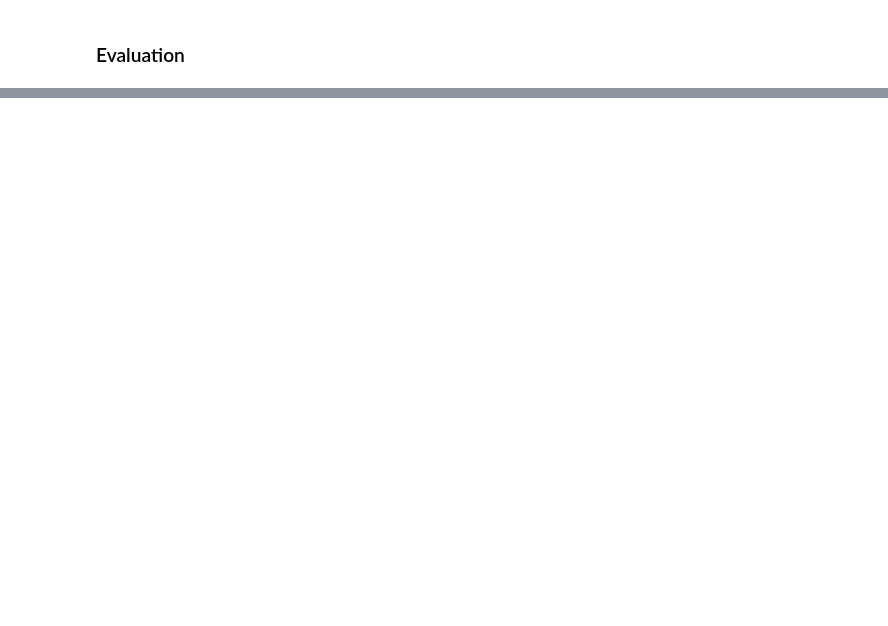
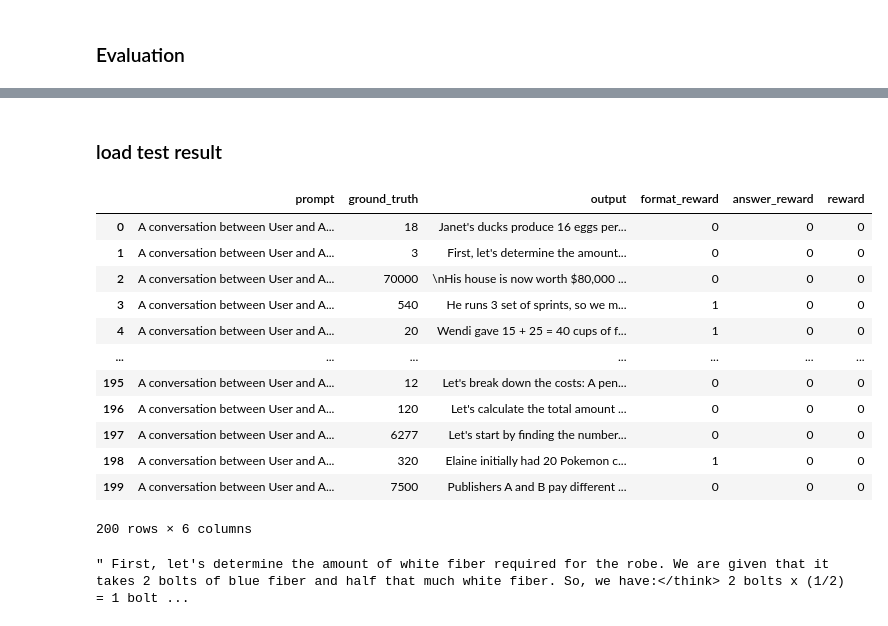
Before and after one commit to haorany2/assignment5-alignment, a Jupyter notebook: cs336_alignment/tryout3.ipynb, the cells around one changed output, grey strips where cells are left out. Saved outputs shown, nothing was run; the diff lists cells and outputs as text; code cells hidden in the pictures; blank space fills up the shorter version.

```diff
--- a/cs336_alignment/tryout3.ipynb
+++ b/cs336_alignment/tryout3.ipynb
@@ -473,0 +546,30 @@ sft_evaluation(vllm, hf_model_dir, val_ds , device, eval_out_dir)
+# %% [markdown]
+### load test result
+# %%
+import pandas as pd
+pd.set_option('display.max_colwidth', None)
+eval_res = pd.read_json(path_or_buf=eval_out_dir, lines=True)
+eval_res.head(200)
+# with open(eval_out_dir) as f:
+#     data = [json.loads(line) for line in f]
+#with open(eval_out_dir, "r", encoding="utf-8") as f:
+# %% [output]
+|  | prompt | ground_truth | output | format_reward | answer_reward | reward |
+| 0 | A conversation between User and A... | 18 | Janet's ducks produce 16 eggs per... | 0 | 0 | 0 |
+| 1 | A conversation between User and A... | 3 | First, let's determine the amount... | 0 | 0 | 0 |
+| 2 | A conversation between User and A... | 70000 | \nHis house is now worth $80,000 ... | 0 | 0 | 0 |
+| 3 | A conversation between User and A... | 540 | He runs 3 set of sprints, so we m... | 1 | 0 | 0 |
+| 4 | A conversation between User and A... | 20 | Wendi gave 15 + 25 = 40 cups of f... | 1 | 0 | 0 |
+| ... | ... | ... | ... | ... | ... | ... |
+| 195 | A conversation between User and A... | 12 | Let's break down the costs: A pen... | 0 | 0 | 0 |
+| 196 | A conversation between User and A... | 120 | Let's calculate the total amount ... | 0 | 0 | 0 |
+| 197 | A conversation between User and A... | 6277 | Let's start by finding the number... | 0 | 0 | 0 |
+| 198 | A conversation between User and A... | 320 | Elaine initially had 20 Pokemon c... | 1 | 0 | 0 |
+| 199 | A conversation between User and A... | 7500 | Publishers A and B pay different ... | 0 | 0 | 0 |
+200 rows × 6 columns
+# %%
+curr = eval_res.loc[1]['output']
+res = r1_zero_reward_fn(curr, 3)
+curr
+# %% [output]
+" First, let's determine the amount of white fiber required for the robe. We are given that it takes 2 bolts of blue fiber and half that much white fiber. So, we have:</think> 2 bolts x (1/2) = 1 bolt ...
```
Also changed, not shown: parts of 12 cells of this notebook, 1 other file.
